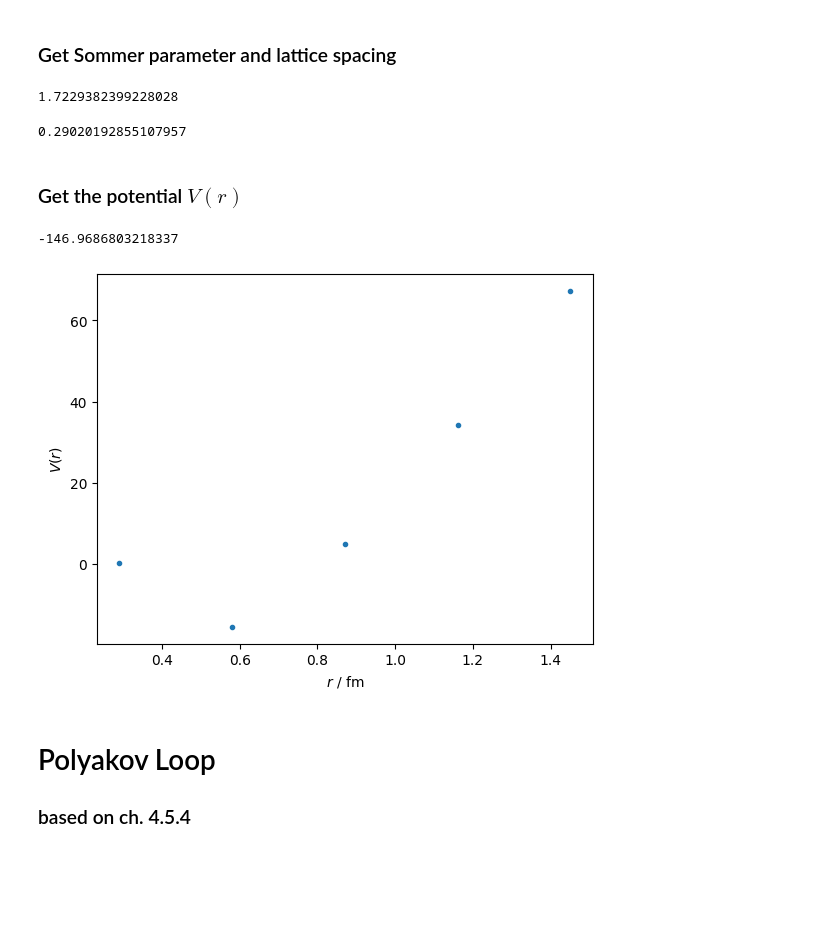
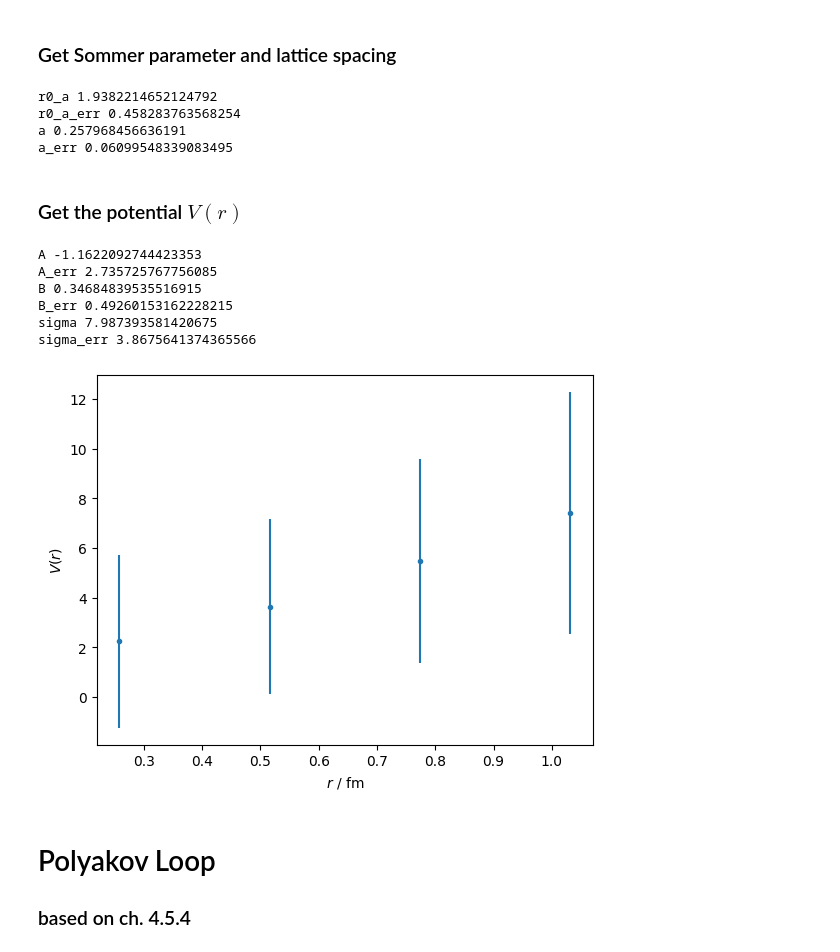
Before and after one commit to bordste1nkante/QuarkNichtDasEssen, a Jupyter notebook: Analysis/WilsonAndPolyakovrichtig.ipynb, the cells around one changed output. Drawn from its saved outputs; the diff is of its cells as text; code cells hidden in the pictures; blank space fills up the shorter version.

```diff
--- a/Analysis/WilsonAndPolyakovrichtig.ipynb
+++ b/Analysis/WilsonAndPolyakovrichtig.ipynb
@@ -74,7 +74,7 @@ def read_wilson_loops(filename, B, path = "Configuration", data_name = "loops"):
     return np.array(means), np.array(stds)
 # %%
 means, stds = read_wilson_loops(
-    filename="../../h5/HotMultiPlaq.h5",
+    filename="../h5/Wilson562.h5",
     B=200
 )
 # %%
@@ -209,13 +294,25 @@ plot_wilson_vs_n(t_index=3, W_data=W_data, W_err=W_err, n_values=n_values)
 # %% [markdown]
 ### Get Sommer parameter and lattice spacing
-# %%
-r0_a = np.sqrt((1.65 + B) / (sigmaa2))
-print(r0_a)
-# %% [output]
-1.7229382399228028
 # %%
+r0_a = np.sqrt((1.65 + B) / (sigmaa2))
+
+r0_a_err = np.sqrt(
+    (B_err / (2 * sigmaa2 * r0_a))**2 +
+    ((r0_a * sigmaa2_err) / (2 * sigmaa2))**2
+)
+
+print('r0_a', r0_a)
+print('r0_a_err', r0_a_err)
+
+
 r0_phys = 0.5 #fm
 a = r0_phys / r0_a
-print(a)
+a_err = a * (r0_a_err / r0_a)
+
+print('a',a)
+print('a_err',a_err)
 # %% [output]
-0.29020192855107957
+r0_a 1.9382214652124792
+r0_a_err 0.458283763568254
+a 0.257968456636191
+a_err 0.06099548339083495
@@ -226,23 +321,43 @@ print(a)
 # %%
 sigma = sigmaa2 / a**2
 A = Aa / a
-print(A)
+
+A_err = np.sqrt((Aa_err / a)**2 + (Aa * a_err / a**2)**2)
+sigma_err = np.sqrt((sigmaa2_err / a)**2 + (2*sigmaa2 * a_err / a**3)**2)
+
+
+print('A',A)
+print('A_err',A_err)
+print('B',B)
+print('B_err',B_err)
+print('sigma',sigma)
+print('sigma_err',sigma_err)
 
 def V_phys(r):
 
     return A + B / r + sigma*r
+
+def V_phys_err(r):
+
+    return np.sqrt(A_err**2 + (B_err / r)**2 + (r * sigma_err)**2)
 # %% [output]
--146.9686803218337
+A -1.1622092744423353
+A_err 2.735725767756085
+B 0.34684839535516915
+B_err 0.49260153162228215
+sigma 7.987393581420675
+sigma_err 3.8675641374365566
 # %%
 r_val = a * n_values
 V_val = V_phys(r_val)
+V_val_err = V_phys_err(r_val)
 # %%
-plt.plot(r_val, V_val, '.')
+plt.errorbar(r_val, V_val, yerr=V_val_err, fmt='.')
 plt.xlabel(r"$r$ / fm")
 plt.ylabel(r"$V(r)$")
 plt.show()
 # %% [output]
-[figure, old version]
+[figure, new version]
 # %% [markdown]
 # Polyakov Loop
 ### based on ch. 4.5.4
```
Also changed, not shown: parts of 8 cells of this notebook, 59 other files.
